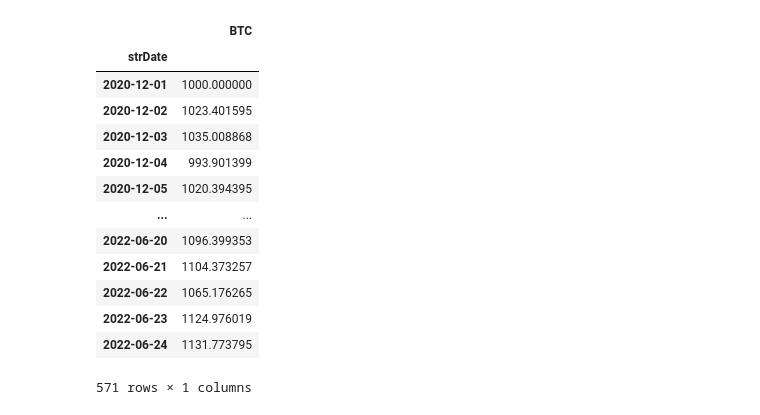
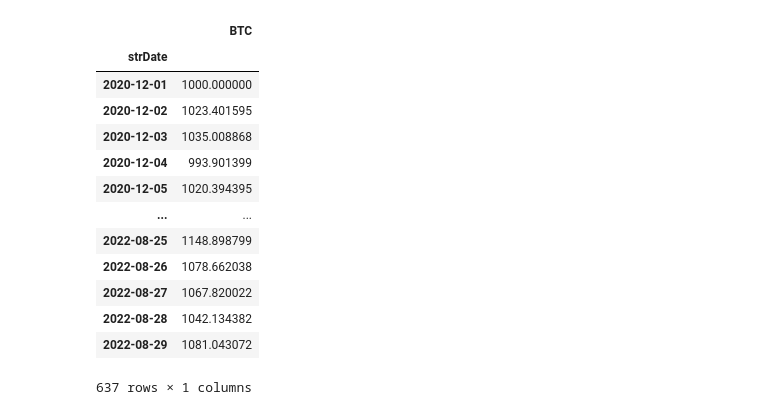
Before and after one commit to srmq/onn-indices, a Jupyter notebook: onn-b/exploreIndices.ipynb, the cells around one changed output. Cells and saved outputs as stored; diff of their text form; code cells hidden in the pictures.

```diff
--- a/onn-b/exploreIndices.ipynb
+++ b/onn-b/exploreIndices.ipynb
@@ -12,23 +26,50 @@ btcDF = pd.read_csv('Historical-BTCUSDT-Binance.csv', parse_dates = ['open_time'
+# %%
+import pandas as pd
+import httpx
+host = 'http://localhost:9000'
+async def getSymb(fromIsoInstant: str, toIsoInstant: str, symb: str) -> pd.DataFrame:
+    def listToStr(l):
+        result = l[0]
+        for i in range(1, len(l)):
+            result += f", {l[i]}"
+        return result
+
+    columns = ['symb', 'open_time', 'close', 'volume', 'close_time', 'quote_asset_vol']
+    sqlStmt = "SELECT %s FROM 'binance_daily' WHERE symb = '%s' AND open_time >= '%s' AND open_time < '%s'"%(listToStr(columns), symb, fromIsoInstant, toIsoInstant)
+
+    query_params = {'query': sqlStmt, 'fmt': 'json'}
+    async with httpx.AsyncClient() as client:
+        r = await client.get(host + '/exec', params=query_params)
+    jsonR = r.json()
+    #print(jsonR)
+    result = pd.DataFrame(columns=columns, data=jsonR['dataset'])
+    result['strDate'] = result.apply(lambda row: row['open_time'][0:10], axis = 1)
+    result.set_index('strDate', drop=True, inplace=True)
+    result.rename(columns={'close':symb}, inplace=True)
+    result = result[[symb]].sort_values('strDate')
+
+    return result
+# %%
+btcDF = await getSymb('2020-12-01T00:00:00.000000Z', '2022-08-30T00:00:00.000000Z', 'BTCUSDT')
+btcDF.rename(columns={'BTCUSDT':'BTC'}, inplace=True)
+df2 = btcDF[['BTC']].sort_values('strDate')
+df2['BTC'] = 1000*(df2['BTC']/(df2['BTC'][0]))
+del btcDF
 # %%
-btcDF['strDate'] = btcDF['open_time'].dt.strftime('%Y-%m-%d')
-btcDF.set_index('strDate', drop=True, inplace=True)
-btcDF.rename(columns={'close':'BTC'}, inplace=True)
-df2 = btcDF[['BTC']].sort_values('strDate')
-df2['BTC'] = 1000*(df2['BTC']/(df2['BTC'][0]))
 df2
 # %% [output]
 |  | BTC |
 | strDate |  |
 | 2020-12-01 | 1000.000000 |
 | 2020-12-02 | 1023.401595 |
 | 2020-12-03 | 1035.008868 |
 | 2020-12-04 | 993.901399 |
 | 2020-12-05 | 1020.394395 |
 | ... | ... |
-| 2022-06-20 | 1096.399353 |
-| 2022-06-21 | 1104.373257 |
-| 2022-06-22 | 1065.176265 |
-| 2022-06-23 | 1124.976019 |
-| 2022-06-24 | 1131.773795 |
+| 2022-08-25 | 1148.898799 |
+| 2022-08-26 | 1078.662038 |
+| 2022-08-27 | 1067.820022 |
+| 2022-08-28 | 1042.134382 |
+| 2022-08-29 | 1081.043072 |
-571 rows × 1 columns
+637 rows × 1 columns
 # %%
```
Also changed, not shown: parts of 12 cells of this notebook, 55 other files.
